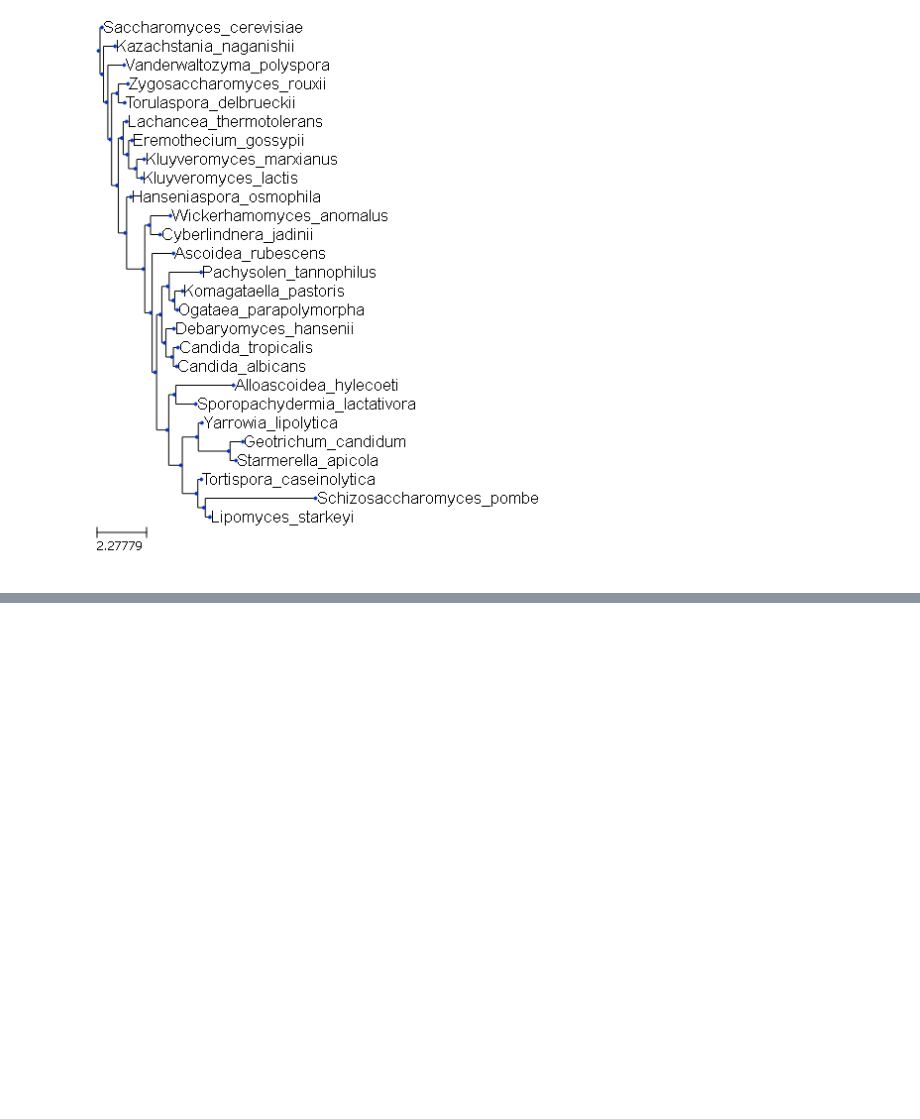
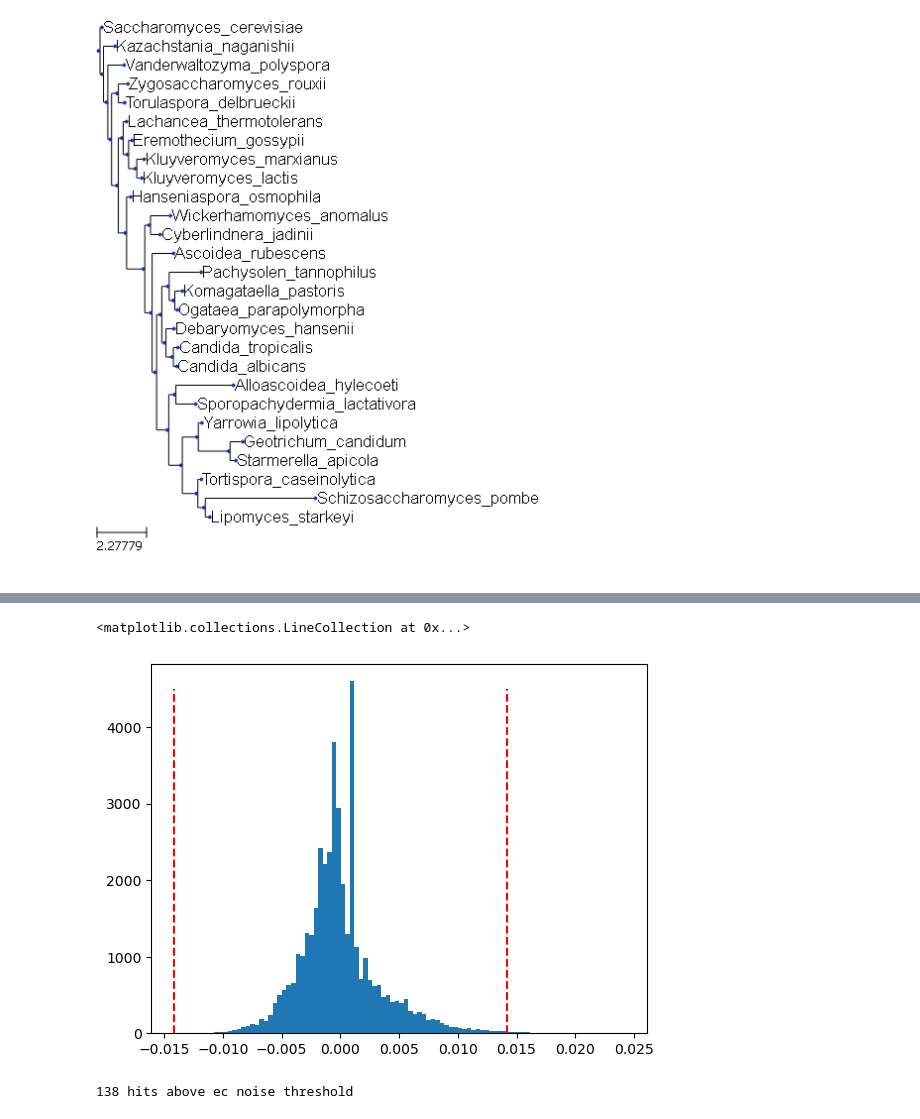
Before and after one commit to heineike02/diverse_yeast, a Jupyter notebook: 20250122_etc_evcoupling.ipynb, the cells around one changed output, grey strips where cells are left out. Cells and saved outputs as stored; diff of their text form; code cells hidden in the pictures; blank space fills up the shorter version.

```diff
--- a/20250122_etc_evcoupling.ipynb
+++ b/20250122_etc_evcoupling.ipynb
@@ -183,3 +338,53 @@ t_mito_leaves_timetree_names
 # %%
 #reads ECs as a pandas df and sorts ECs according to score
-ecs = read_raw_ec_file(base_dir + os.sep + os.path.normpath("examples/etc/coupling_analysis/ec_output_test1/couplings/ec_output_ECs.txt") )
+ecs = read_raw_ec_file(base_dir + os.sep + os.path.normpath("examples/etc/coupling_analysis/COX9_COX2/COX9_COX2_concat/couplings/COX9_COX2_concat_ECs.txt") )
+
+ecs_noise_thresh = -min(ecs['cn'])
+
+
+fig, ax = plt.subplots()
+
+ax.hist(ecs['cn'], bins=100)
+ax.vlines([-ecs_noise_thresh, ecs_noise_thresh],0,4500,colors = 'r', linestyles='--')
+# %% [output]
+<matplotlib.collections.LineCollection at 0x...>
+[figure, added]
+# %%
+ecs_noise_thresh = -min(ecs['cn'])
+
+hits = ecs.loc[ecs['cn']>ecs_noise_thresh,:]
+
+print('{} hits above ec noise threshold'.format(len(hits)))
+#Subset intermolecular and intramolecular
+
+#Dictionary with keys <goi_nuc>_<goi_nuc>, <goi_mito>_<goi_mito>, <goi_nuc>_<goi_mito>
+#
+#Inside is a list of hits with each hit containing
+# (ref_ind_i, ref_aln_ind_i, res_i, ref_ind_j, ref_aln_ind_j, res_j, cn)
+# Note that these are python numbered - 0 is first index
+
+hits_processed = {goi_nuc + '_' + goi_nuc : [],
+                  goi_mito + '_' + goi_mito : [],
+                  goi_nuc + '_' + goi_mito : []
+                  }
+
+
+for hit_ind, hit in hits.iterrows():
+    mol_i_info = ind_map[hit['i']]
+    mol_i_name = mol_i_info[0]
+    assert mol_i_info[4] == hit['A_i'], 'Residue Mismatch {} {}{}'.format(mol_i_name, mol_i_info[2], mol_i_info[4])
+
+    mol_j_info = ind_map[hit['j']]
+    mol_j_name = mol_j_info[0]
+    assert mol_j_info[4] == hit['A_j'], 'Residue Mismatch {} {}{}'.format(mol_j_name, mol_j_info[2], mol_j_info[4])
+
+    assert hit['i']<hit['j'], 'indices not sorted, hit: {}'.format(hit_ind)
+
+    hit_entry = (mol_i_info[2],mol_i_info[3], mol_i_info[4], mol_j_info[2],mol_j_info[3], mol_j_info[4], hit['cn'] )
+
+    if mol_i_name == mol_j_name:   # Intermolecular
+        hits_processed[mol_i_name + '_' + mol_j_name].append(hit_entry)
+    else:
+        hits_processed[goi_nuc + '_' + goi_mito].append(hit_entry)
+# %% [output]
+138 hits above ec noise threshold
```
Also changed, not shown: parts of 24 cells of this notebook, 5 other files.
